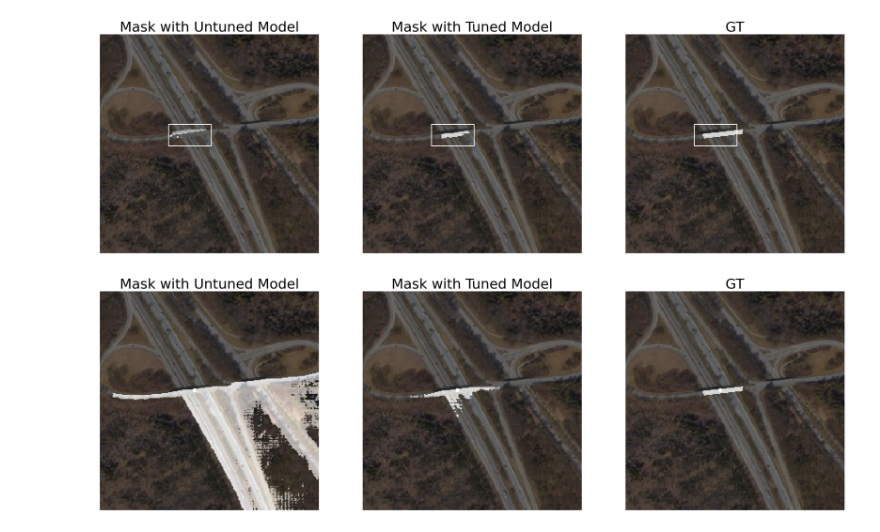
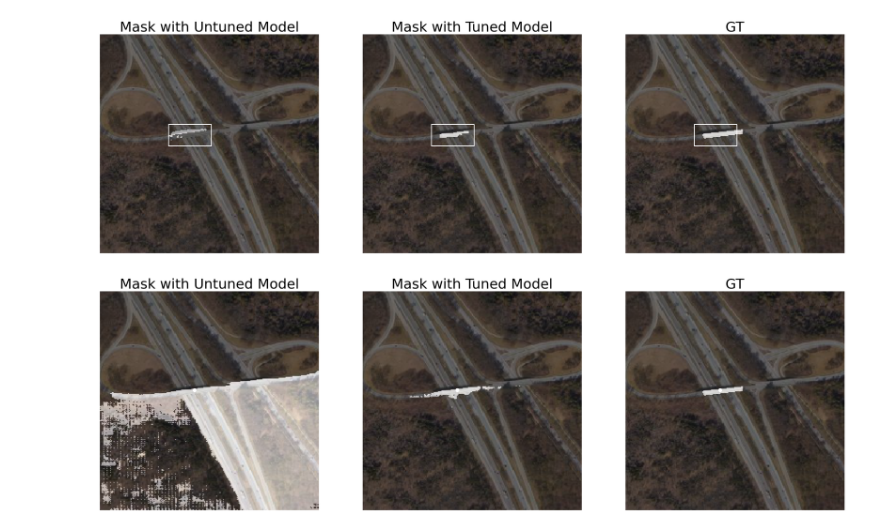
Before and after one commit to anton-brandl/sam-bridges, a Jupyter notebook: notebooks/20230610_finetuning_sam.ipynb, the cells around one changed output. Drawn from its saved outputs; the diff is of its cells as text; code cells hidden in the pictures.

Commit message:
Fix: Add Sigmoid before loss

```diff
--- a/notebooks/20230610_finetuning_sam.ipynb
+++ b/notebooks/20230610_finetuning_sam.ipynb
@@ -179,33 +202 @@ In a production implementation a better choice of optimiser/loss function will c
-# %%
-import pickle
-
-# Preprocess image embeddings
-
-def preprocess_image_embeddings(dataset):
-  for datapoint in tqdm(dataset):
-    input_image, input_size, original_image_size = preprocess_input_image(datapoint['sat'])
-    datapoint['input_size'] = input_size
-    datapoint['original_image_size'] = original_image_size
-
-    input_image = input_image.to(device)
-    with torch.no_grad():
-      datapoint['image_embedding'] = sam_model_original.image_encoder(input_image)
-
-
-if os.path.exists('drive/MyDrive/sam-bridges/train_dataset.pckl'):
-  with open('drive/MyDrive/sam-bridges/train_dataset.pckl', 'rb') as fp:
-      train_dataset = pickle.load(fp)
-
-  with open('drive/MyDrive/sam-bridges/test_dataset.pckl', 'rb') as fp:
-      test_dataset = pickle.load(fp)
-
-else:
-  preprocess_image_embeddings(train_dataset)
-  preprocess_image_embeddings(test_dataset)
-
-  with open('drive/MyDrive/sam-bridges/train_dataset.pckl', 'wb') as fp:
-      pickle.dump(train_dataset, fp)
-
-  with open('drive/MyDrive/sam-bridges/test_dataset.pckl', 'wb') as fp:
-      pickle.dump(test_dataset, fp)
 # %%
@@ -481,8 +447,12 @@ masks_orig, _, _ = predictor_original.predict(
     multimask_output=False,
     return_logits=True
 )
-masks_tuned = masks_tuned > 0.5
-masks_orig = masks_orig > 0.5
+
+def sigmoid(z):
+    return 1/(1 + np.exp(-z))
+# TODO: Use torch.nn.Sigmoid already in predictor function. Requires custom predictor
+masks_tuned = sigmoid(masks_tuned) > 0.5
+masks_orig = masks_orig > 0.0
 
 
 %matplotlib inline
@@ -522,36 +492,36 @@ masks_tuned, _, _ = predictor_tuned.predict(
 masks_orig, _, _ = predictor_original.predict(
     point_coords=input_points,
     point_labels = point_labels,
     box=None,
     multimask_output=False,
     return_logits=True
 )
 
-masks_tuned = masks_tuned > 0.5
-masks_orig = masks_orig > 0.5
+masks_tuned = sigmoid(masks_tuned) > 0.5
+masks_orig = masks_orig > 0.0
 
 %matplotlib inline
 _, axs = plt.subplots(1, 3, figsize=(25, 25))
 
 axs[0].imshow(((0.5*test_datapoint['sat'] + 0.5*np.stack(3*[masks_orig.astype(int)[0,...]*255], axis=-1)).astype(int)))
 axs[0].plot(point_x, point_y, color='white', marker = 'o')
 axs[0].set_title('Mask with Untuned Model', fontsize=26)
 axs[0].axis('off')
 
 axs[1].imshow((0.5*test_datapoint['sat'] + 0.5*np.stack(3*[masks_tuned.astype(int)[0,...]*255], axis=-1)).astype(int))
 axs[1].plot(point_x, point_y, color='white', marker = 'o')
 axs[1].set_title('Mask with Tuned Model', fontsize=26)
 axs[1].axis('off')
 
 
 axs[2].imshow((0.5*test_datapoint['sat'] + 0.5*np.stack(3*[test_datapoint['mask']*255], axis=-1)).astype(int))
 axs[2].plot(point_x, point_y, color='white', marker = 'o')
 axs[2].set_title('GT', fontsize=26)
 axs[2].axis('off')
 
 plt.show()
 # %% [output]
-[figure, old version]
+[figure, new version]
 # %%
 masks_orig, confidences_orig, _ = predictor_original.predict(
     point_coords=input_points,
```
Also changed, not shown: parts of 23 cells of this notebook.
